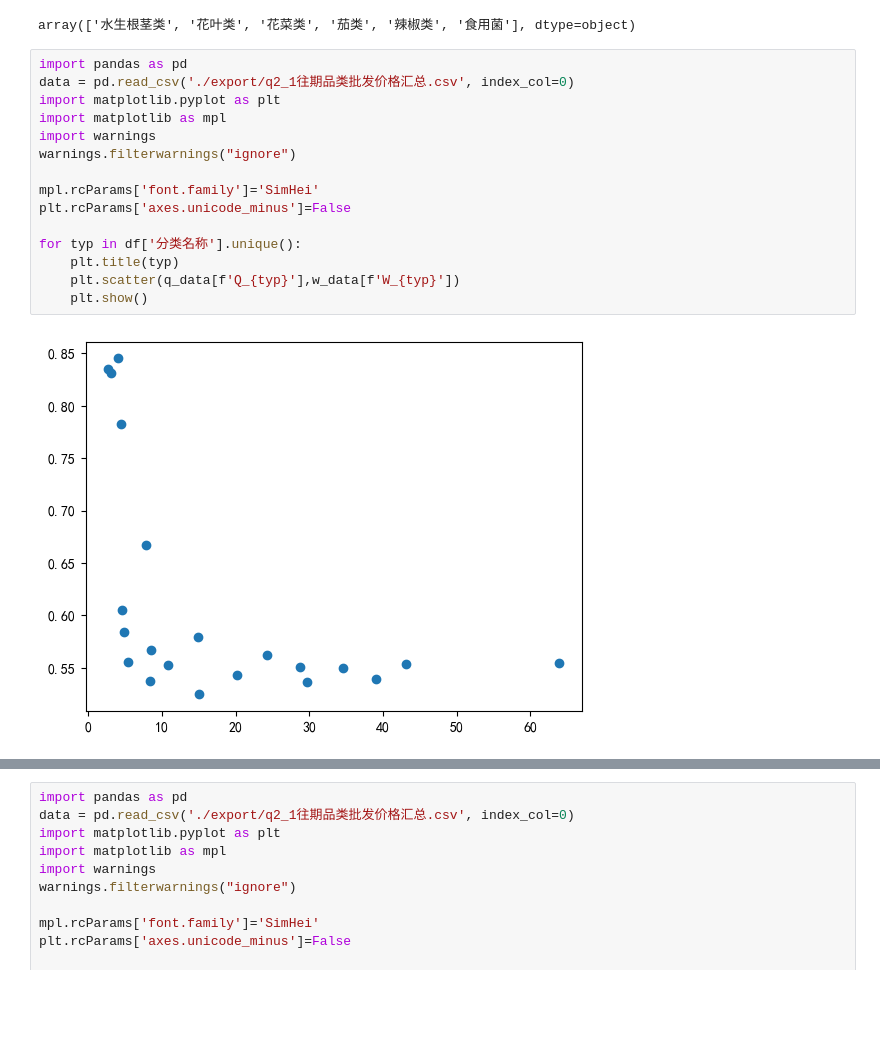
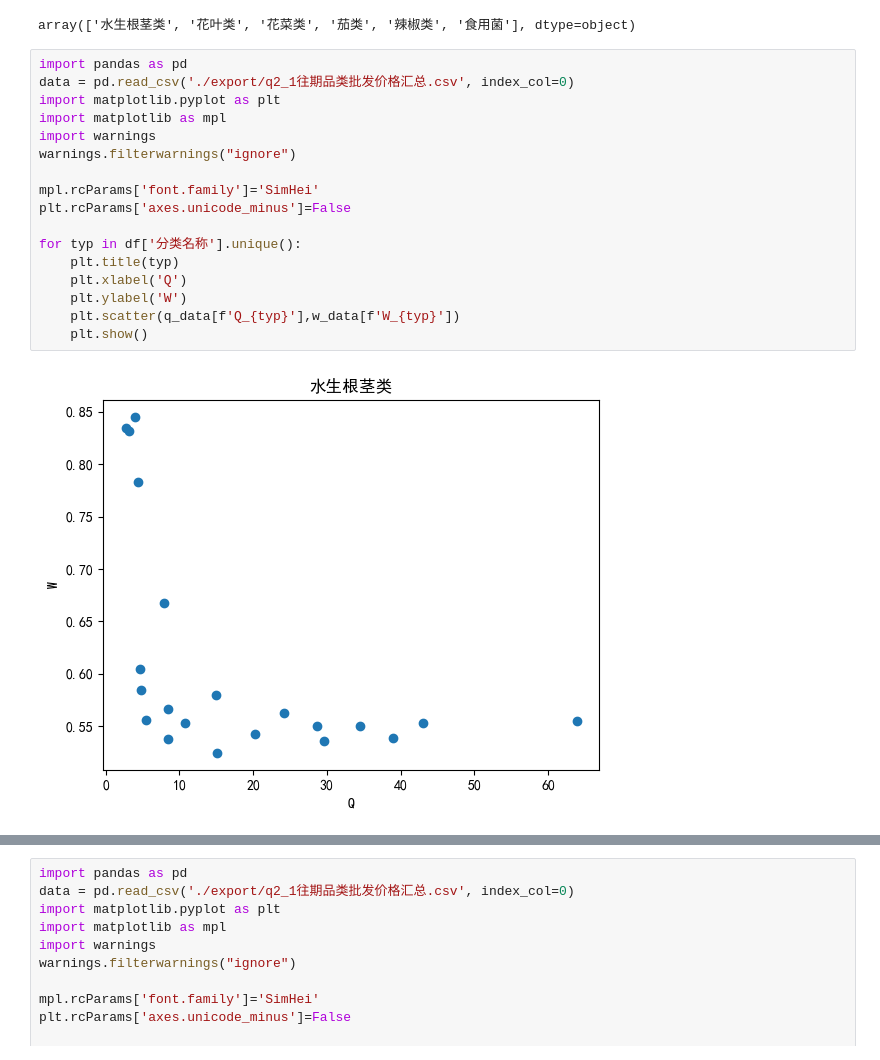
Before and after one commit to 738NGX/2023CUMCM_C, a Jupyter notebook: test.ipynb, the cells around one changed output, grey strips where cells are left out. Drawn from its saved outputs; the diff is of its cells as text; blank space fills up the shorter version.

```diff
--- a/test.ipynb
+++ b/test.ipynb
@@ -26,17 +26,19 @@ array(['水生根茎类', '花叶类', '花菜类', '茄类', '辣椒类', '食
 # %%
 import pandas as pd
 data = pd.read_csv('./export/q2_1往期品类批发价格汇总.csv', index_col=0)
 import matplotlib.pyplot as plt
 import matplotlib as mpl
 import warnings
 warnings.filterwarnings("ignore")
 
 mpl.rcParams['font.family']='SimHei'
 plt.rcParams['axes.unicode_minus']=False
 
 for typ in df['分类名称'].unique():
     plt.title(typ)
+    plt.xlabel('Q')
+    plt.ylabel('W')
     plt.scatter(q_data[f'Q_{typ}'],w_data[f'W_{typ}'])
     plt.show()
 # %% [output]
-[figure, old version]
+[figure, new version]
```
Also changed, not shown: parts of 1 cell of this notebook, 1 other file.
